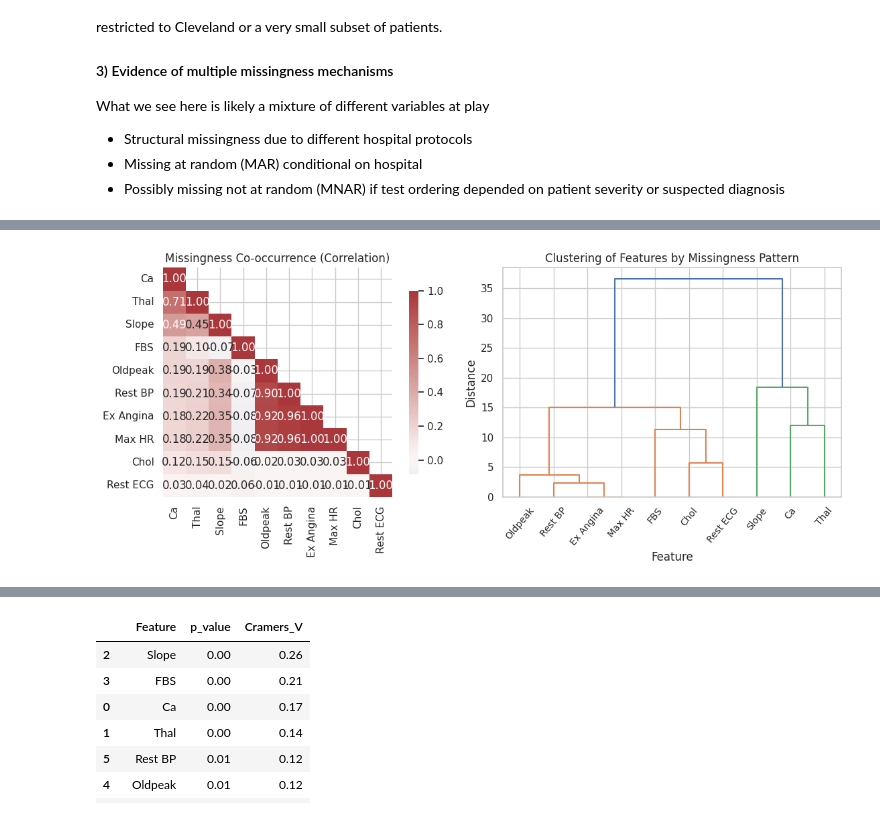
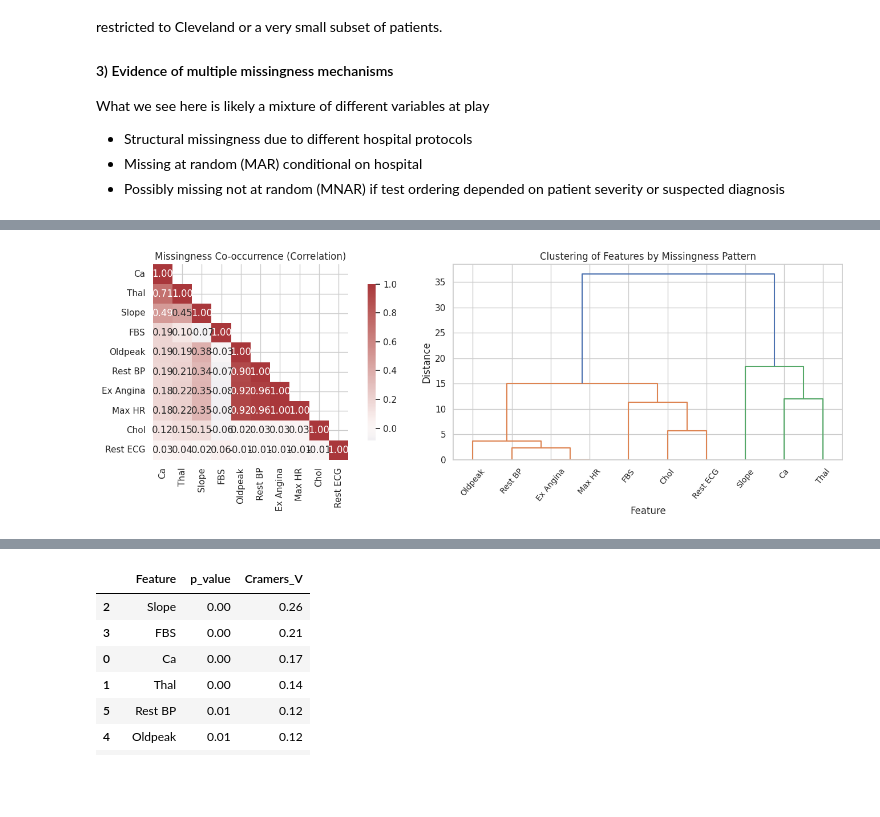
Before and after one commit to Ericn01/Heart-Disease-Prediction, a Jupyter notebook: 1_data_exploration_uci_heart.ipynb, the cells around one changed output, grey strips where cells are left out. Saved outputs shown, nothing was run; the diff lists cells and outputs as text; code cells hidden in the pictures; blank space fills up the shorter version.

```diff
--- a/1_data_exploration_uci_heart.ipynb
+++ b/1_data_exploration_uci_heart.ipynb
@@ -518,38 +520,38 @@ missing_matrix = df[missing_cols].isnull().astype(int)
 cooccurrence = missing_matrix.corr()
 
 # Heatmap + hierarchical clustering side-by-side
-fig, ax = plt.subplots(ncols=2, figsize=(12, 5))
+fig, ax = plt.subplots(ncols=2, figsize=(15, 5))
 mask = np.triu(np.ones_like(cooccurrence, dtype=bool), k=1)
 
 sns.heatmap(
     cooccurrence,
     annot=True,
     fmt='.2f',
     cmap='vlag',
     center=0,
     square=True,
     mask=mask,
     cbar_kws={'shrink': 0.8},
     ax=ax[0],
 )
 ax[0].set_title('Missingness Co-occurrence (Correlation)')
 
 linkage_matrix = linkage(missing_matrix.T, method='ward')
 dendrogram(
     linkage_matrix,
     labels=missing_cols,
     leaf_rotation=50,
     leaf_font_size=10,
     ax=ax[1],
 )
 ax[1].set_title('Clustering of Features by Missingness Pattern')
 ax[1].set_xlabel('Feature')
 ax[1].set_ylabel('Distance')
 
 plt.tight_layout()
 plt.show()
 # %% [output]
-[figure, old version]
+[figure, new version]
 # %%
 # Evidence against MCAR: does missingness depend on population (Dataset)?
 
```
Also changed, not shown: parts of 6 cells of this notebook, 1 other file.
